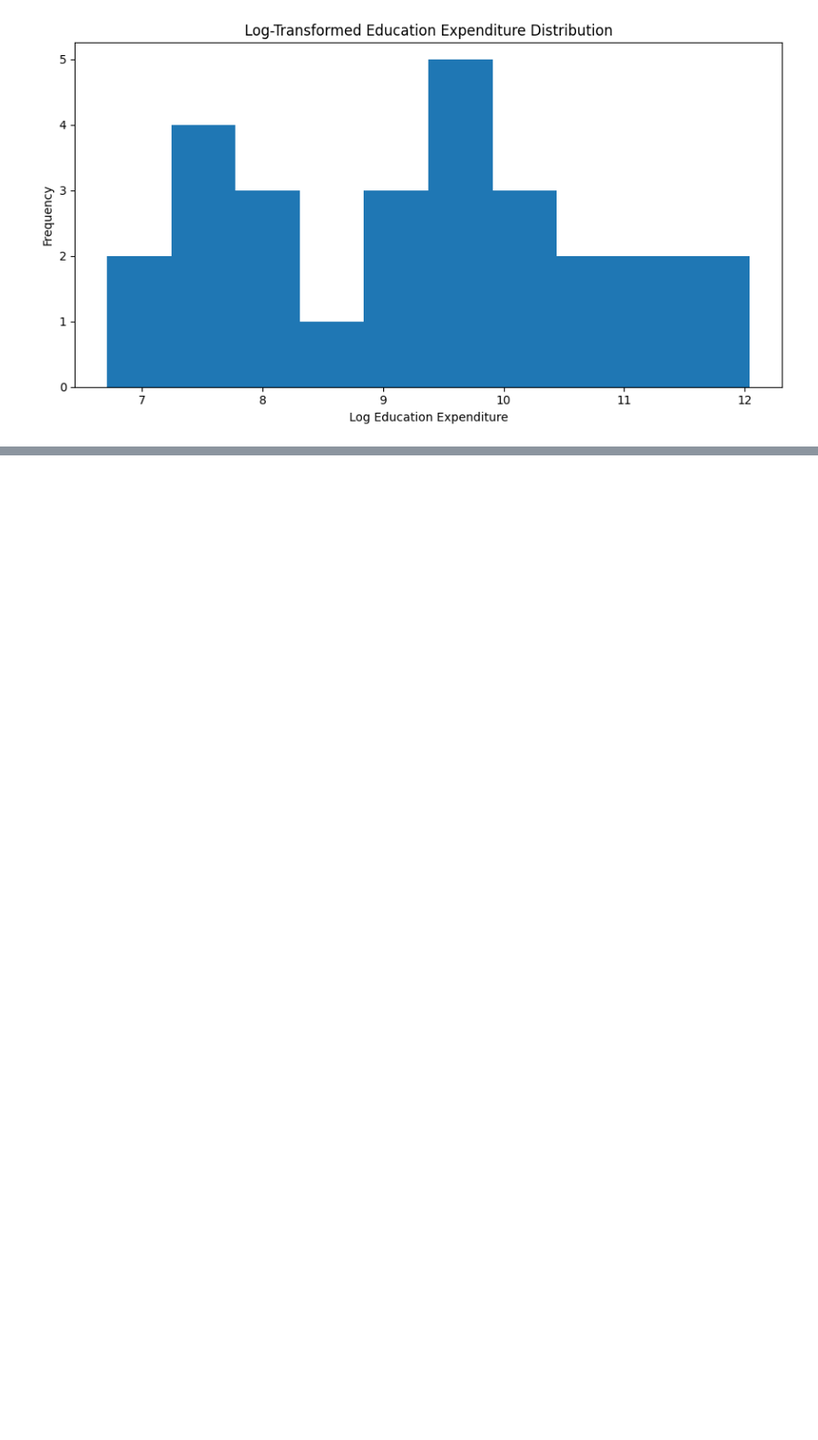
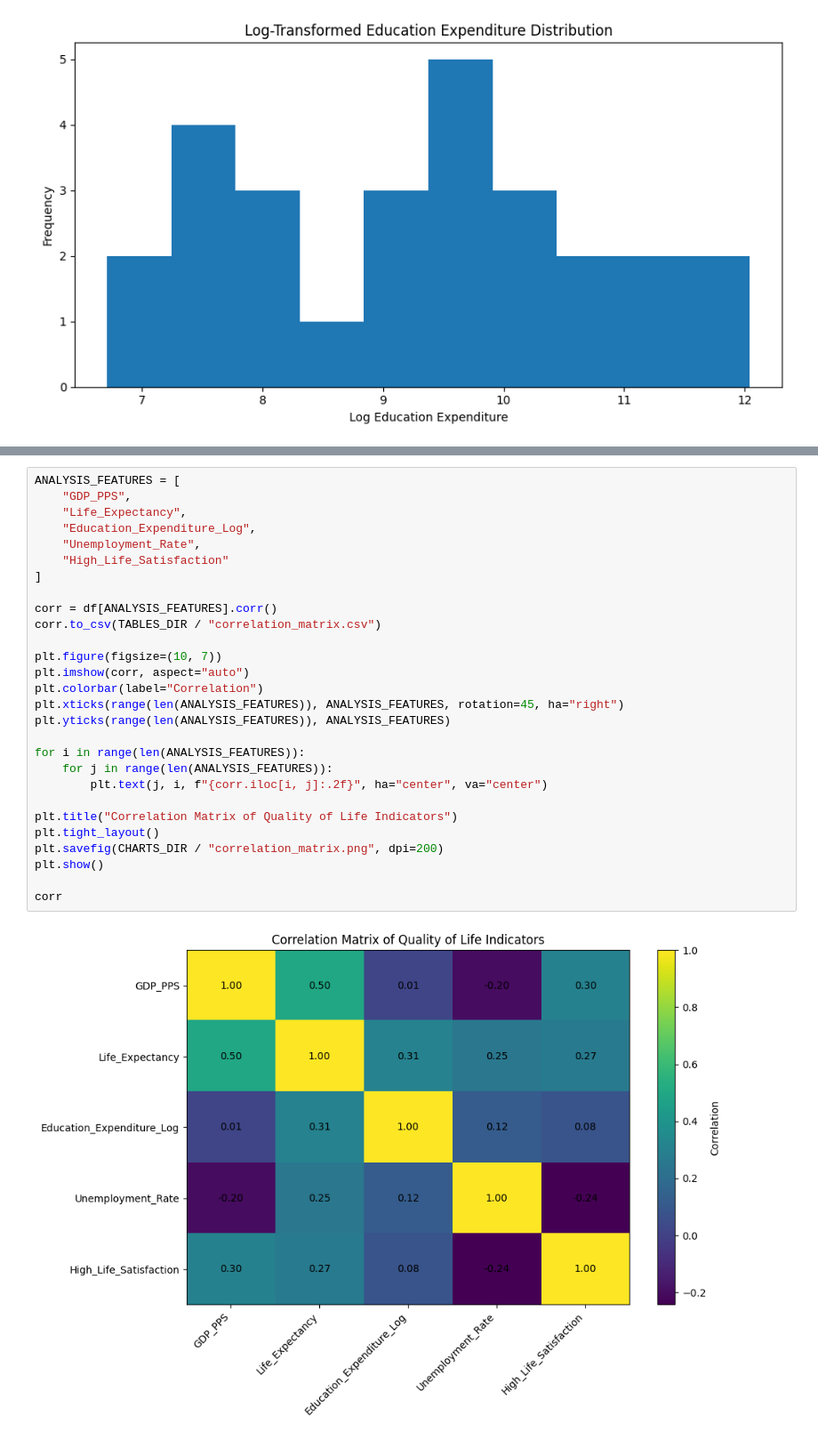
Before and after one commit to MohamedAshik14-blip/DAV-CA1, a Jupyter notebook: code/EU Quality of Life Index_Notebook.ipynb, the cells around one changed output, grey strips where cells are left out. Shown at 89% size. Drawn from its saved outputs; the diff is of its cells as text; blank space fills up the shorter version.

```diff
--- a/code/EU Quality of Life Index_Notebook.ipynb
+++ b/code/EU Quality of Life Index_Notebook.ipynb
@@ -329,0 +334,30 @@ plt.show()
+# %%
+ANALYSIS_FEATURES = [
+    "GDP_PPS",
+    "Life_Expectancy",
+    "Education_Expenditure_Log",
+    "Unemployment_Rate",
+    "High_Life_Satisfaction"
+]
+
+corr = df[ANALYSIS_FEATURES].corr()
+corr.to_csv(TABLES_DIR / "correlation_matrix.csv")
+
+plt.figure(figsize=(10, 7))
+plt.imshow(corr, aspect="auto")
+plt.colorbar(label="Correlation")
+plt.xticks(range(len(ANALYSIS_FEATURES)), ANALYSIS_FEATURES, rotation=45, ha="right")
+plt.yticks(range(len(ANALYSIS_FEATURES)), ANALYSIS_FEATURES)
+
+for i in range(len(ANALYSIS_FEATURES)):
+    for j in range(len(ANALYSIS_FEATURES)):
+        plt.text(j, i, f"{corr.iloc[i, j]:.2f}", ha="center", va="center")
+
+plt.title("Correlation Matrix of Quality of Life Indicators")
+plt.tight_layout()
+plt.savefig(CHARTS_DIR / "correlation_matrix.png", dpi=200)
+plt.show()
+
+corr
+# %% [output]
+[figure, added]
```
Also changed, not shown: parts of 2 cells of this notebook, 2 other files.
